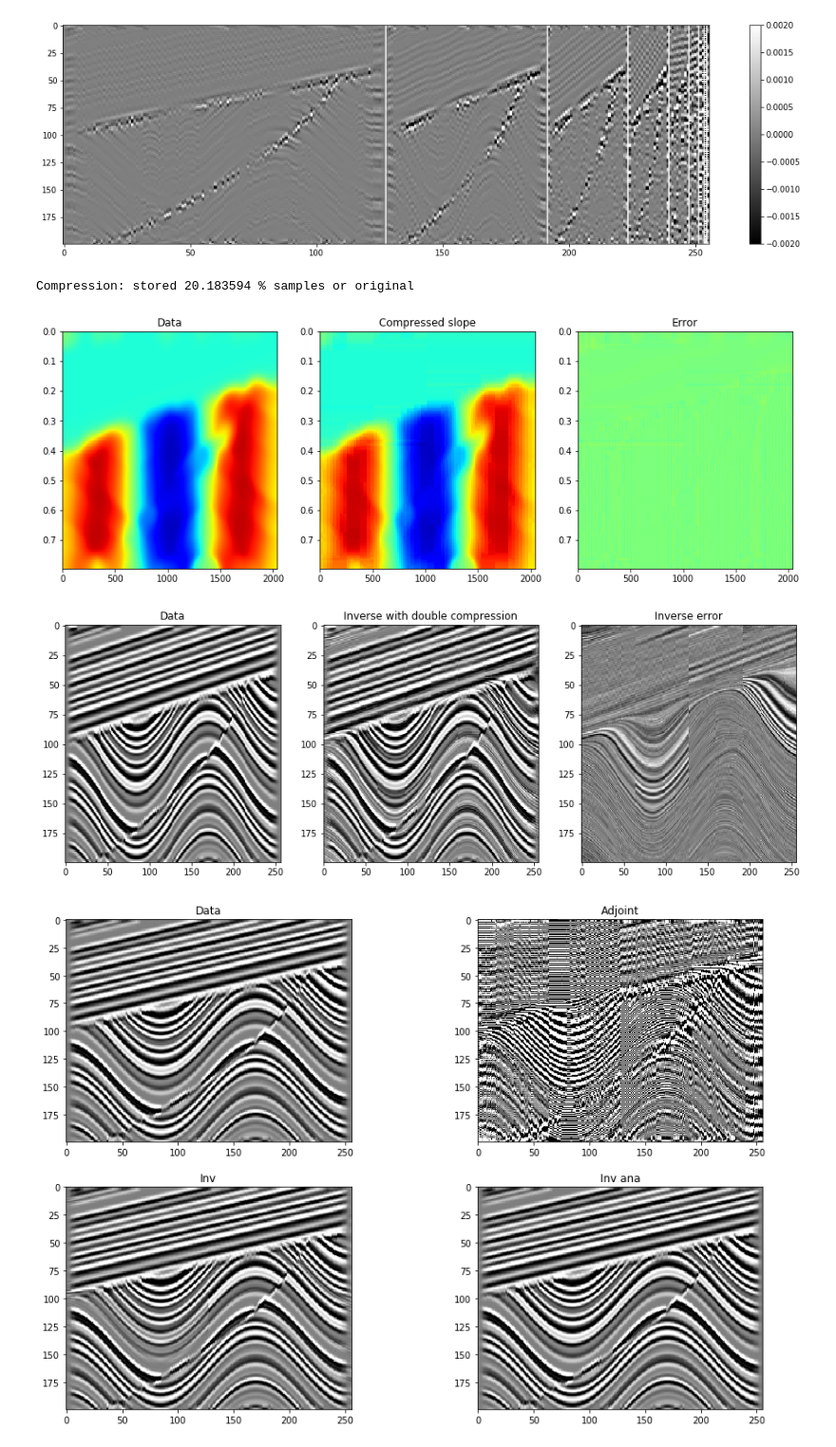
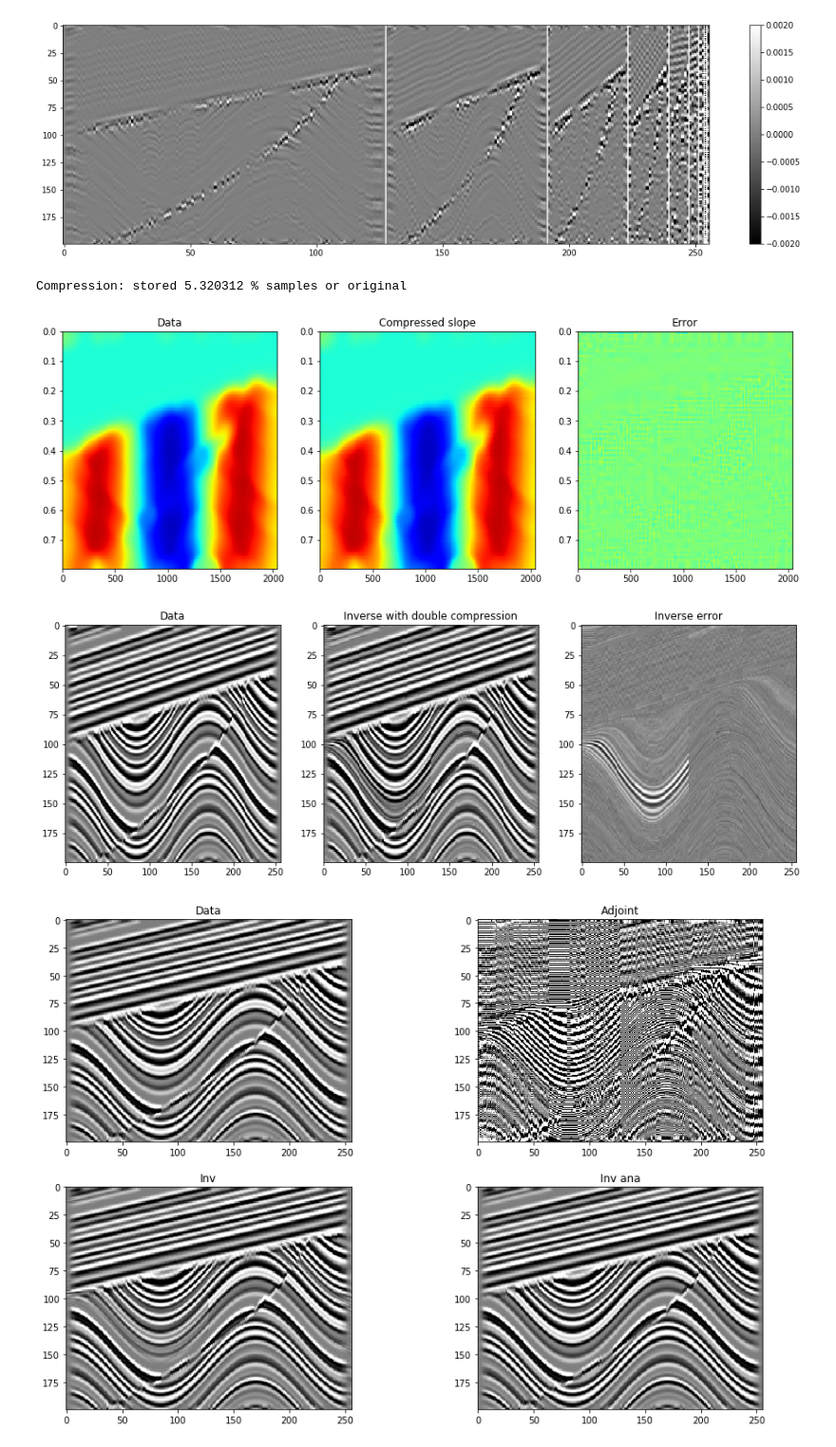
Before and after one commit to PyLops/pylops_notebooks, a Jupyter notebook: developement/Seislet.ipynb, the cells around one changed output. Shown at 95% size. Drawn from its saved outputs; the diff is of its cells as text; code cells hidden in the pictures.

Commit message:
Modified Seislet.ipynb  based on new implementation

```diff
--- a/developement/Seislet.ipynb
+++ b/developement/Seislet.ipynb
@@ -163,12 +160,12 @@ plt.axis('tight');
 inputfile='../data/sigmoid.npz'
 
 d = np.load(inputfile)
-d = d['sigmoid'].T
-nt, nx = d.shape
-dt, dx = 0.004, 8
-t, x = np.arange(nt)*dt, np.arange(nx)*dx
+d = d['sigmoid']
+nx, nt = d.shape
+dx, dt = 8, 0.004
+x, t = np.arange(nx) * dx, np.arange(nt) * dt
 
 # slope estimation
-slope = -slope_estimate(d, dt, dx, smooth=6)[0]
+slope = -slope_estimate(d.T, dt, dx, smooth=6)[0]
 # %%
 fig, axs = plt.subplots(1, 2, figsize=(15, 5))
@@ -307,59 +304,64 @@ plt.axis('tight');
 [figure]
 # %%
 # 'Wavelet' transform of slope field
-dwt_slope = Wop * slope.ravel()
+#dwt_slope = Wop * slope.T.ravel()
+#dwt_slope = dwt_slope.reshape(nx, nt)
+
+Wop = DWT2D((nx, nt), (0, 1), wavelet='db2', level=4)
+dwt_slope = Wop * slope.T.ravel()
+dwt_slope = dwt_slope.reshape(Wop.dimsd)
 
 # Remove finer scales
-#dwt_slope = dwt_slope.reshape(nt, nx)
+#dwt_slope = dwt_slope.reshape(nx, nt)
 #dwt1_slope = dwt_slope.copy()
-#dwt1_slope[:, :levels_cum[2]] = 0
+#dwt1_slope[:levels_cum[2]] = 0
 #print('Compression:', 100*(nx-levels_cum[2])/nx)
 
 # Remove smaller contibutions
-perc = 0.04
-dwt_slope = dwt_slope.reshape(nt, nx)
+perc = 0.002
 dwt1_slope = dwt_slope.copy()
 dwt1_slope[np.abs(dwt_slope) < perc*np.max(np.abs(dwt_slope))] = 0
 print('Compression: stored %f %% samples or original' % (100*(np.sum(np.abs(dwt_slope) >= perc*np.max(np.abs(dwt_slope))))/(nx*nt)))
 
-slope1 = Wop.inverse(dwt1_slope.ravel())
-slope1 = slope1.reshape(nt, nx)
+#slope1 = Wop.inverse(dwt1_slope.ravel())
+slope1 = Wop.H * dwt1_slope.ravel()
+slope1 = slope1.reshape(nx, nt)
 
 fig, axs = plt.subplots(1, 3, figsize=(15, 5))
 axs[0].imshow(slope*dx/dt, cmap='jet', vmin=-1.2, vmax=1.2,
               extent = (x[0], x[-1], t[-1], t[0]))
 axs[0].set_title('Data')
 axs[0].axis('tight')
-axs[1].imshow(slope1*dx/dt, cmap='jet', vmin=-1.2, vmax=1.2,
+axs[1].imshow(slope1.T*dx/dt, cmap='jet', vmin=-1.2, vmax=1.2,
               extent = (x[0], x[-1], t[-1], t[0]))
 axs[1].set_title('Compressed slope')
 axs[1].axis('tight')
-axs[2].imshow((slope-slope1)*dx/dt, cmap='jet', vmin=-1.2, vmax=1.2,
+axs[2].imshow((slope-slope1.T)*dx/dt, cmap='jet', vmin=-.12, vmax=.12,
               extent = (x[0], x[-1], t[-1], t[0]))
 axs[2].set_title('Error')
 axs[2].axis('tight');
 # %% [output]
-Compression: stored 20.183594 % samples or original
+Compression: stored 5.320312 % samples or original
 [figure]
 # %%
 # Reconstruct with compressed seislet and slopes
-S1op = Seislet(slope1, sampling=(dt, dx))
+S1op = Seislet(slope1, sampling=(dx, dt))
 
 drec2 = S1op.inverse(seis1.ravel())
-drec2 = drec2.reshape(nt, nx)
+drec2 = drec2.reshape(nx, nt)
 
 fig, axs = plt.subplots(1, 3, figsize=(15, 5))
-axs[0].imshow(d, cmap='gray', vmin=-clip, vmax=clip)
+axs[0].imshow(d.T, cmap='gray', vmin=-clip, vmax=clip)
 axs[0].set_title('Data')
 axs[0].axis('tight')
-axs[1].imshow(drec2, cmap='gray', vmin=-clip, vmax=clip)
+axs[1].imshow(drec2.T, cmap='gray', vmin=-clip, vmax=clip)
 axs[1].set_title('Inverse with double compression')
 axs[1].axis('tight')
-axs[2].imshow(d-drec2, cmap='gray', vmin=-clip, vmax=clip)
+axs[2].imshow(d.T-drec2.T, cmap='gray', vmin=-clip, vmax=clip)
 axs[2].set_title('Inverse error')
 axs[2].axis('tight');
 # %% [output]
-[figure, old version]
+[figure, new version]
 # %%
 # Forward/adjoint/inverse
 seis = Sop * d.ravel()
```
Also changed, not shown: parts of 12 cells of this notebook, 1 other file.
